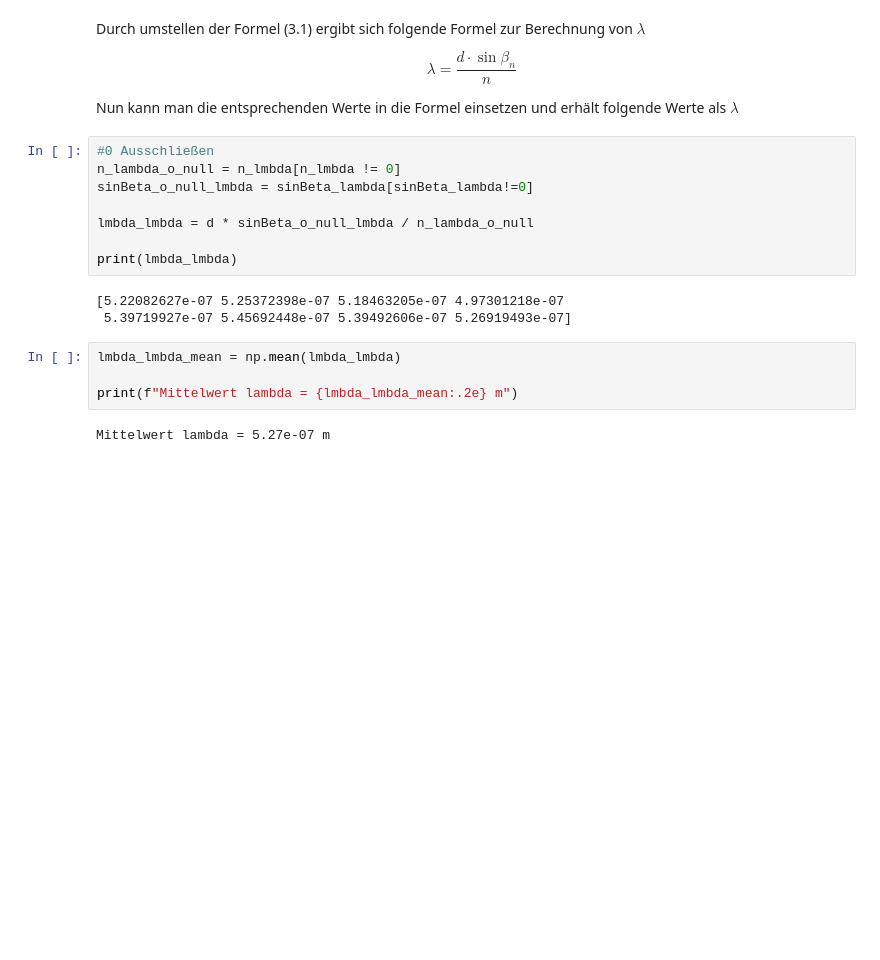
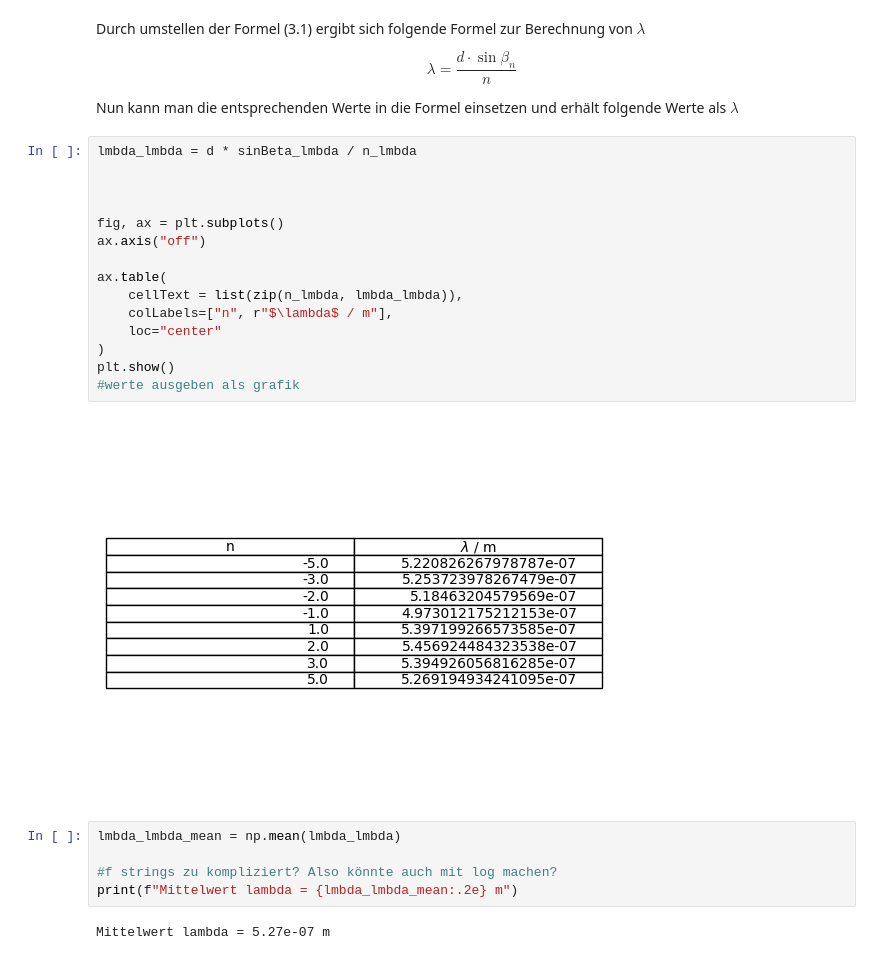
Before and after one commit to HansoTell/Computercafe, a Jupyter notebook: V2J/V2.ipynb, the cells around one changed output. Saved outputs shown, nothing was run; the diff lists cells and outputs as text; blank space fills up the shorter version.

```diff
--- a/V2J/V2.ipynb
+++ b/V2J/V2.ipynb
@@ -449,19 +474,26 @@ $$
 
 Nun kann man die entsprechenden Werte in die Formel einsetzen und erhält folgende Werte als $\lambda$
 # %%
-#0 Ausschließen
-n_lambda_o_null = n_lmbda[n_lmbda != 0]
-sinBeta_o_null_lmbda = sinBeta_lambda[sinBeta_lambda!=0]
+lmbda_lmbda = d * sinBeta_lmbda / n_lmbda
 
-lmbda_lmbda = d * sinBeta_o_null_lmbda / n_lambda_o_null
 
-print(lmbda_lmbda)
+
+fig, ax = plt.subplots()
+ax.axis("off")
+
+ax.table(
+    cellText = list(zip(n_lmbda, lmbda_lmbda)),
+    colLabels=["n", r"$\lambda$ / m"],
+    loc="center"
+)
+plt.show()
+#werte ausgeben als grafik
 # %% [output]
-[5.22082627e-07 5.25372398e-07 5.18463205e-07 4.97301218e-07
- 5.39719927e-07 5.45692448e-07 5.39492606e-07 5.26919493e-07]
+[figure, added]
 # %%
 lmbda_lmbda_mean = np.mean(lmbda_lmbda)
 
+#f strings zu kompliziert? Also könnte auch mit log machen?
 print(f"Mittelwert lambda = {lmbda_lmbda_mean:.2e} m")
 # %% [output]
 Mittelwert lambda = 5.27e-07 m
```
Also changed, not shown: parts of 4 cells of this notebook.
